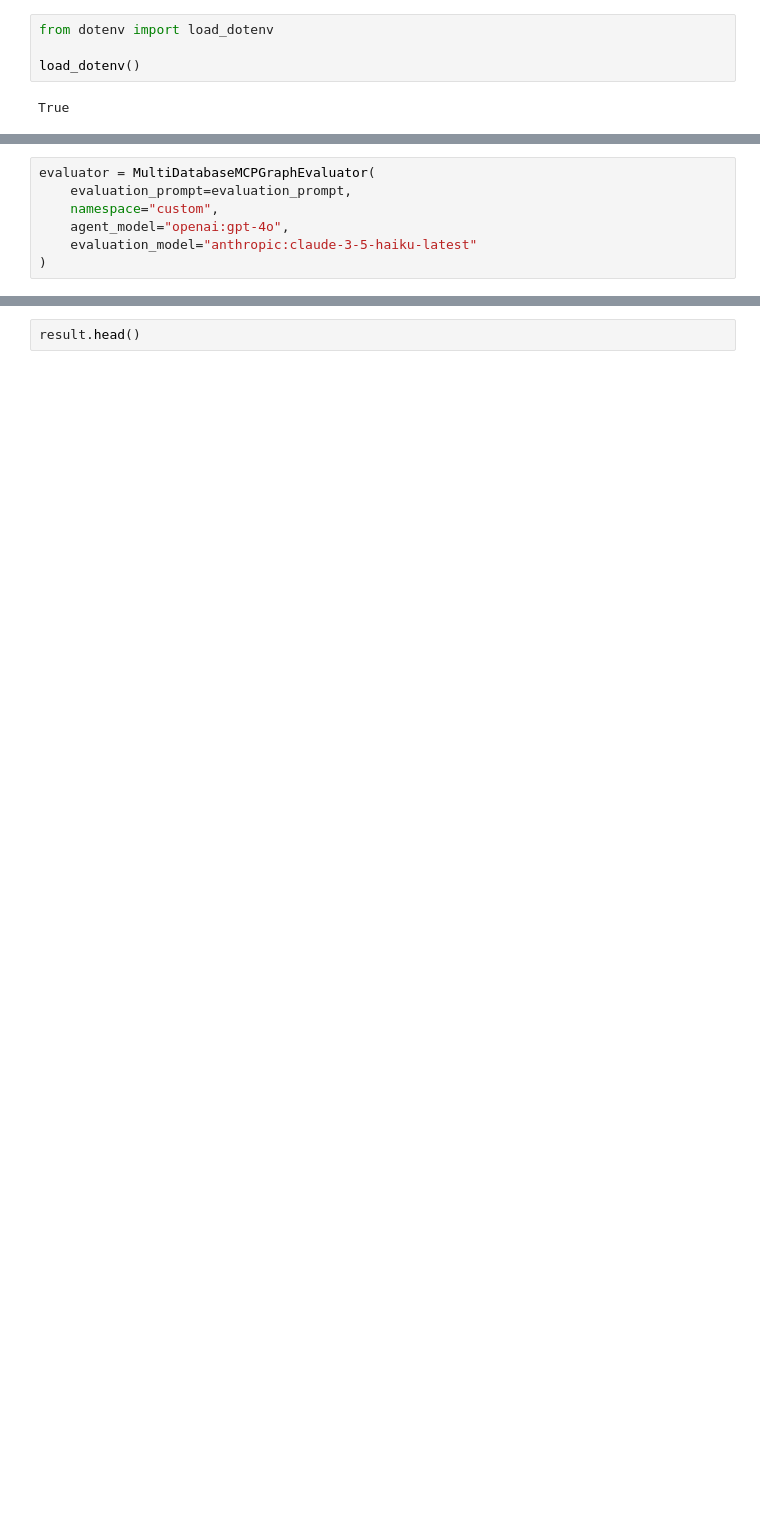
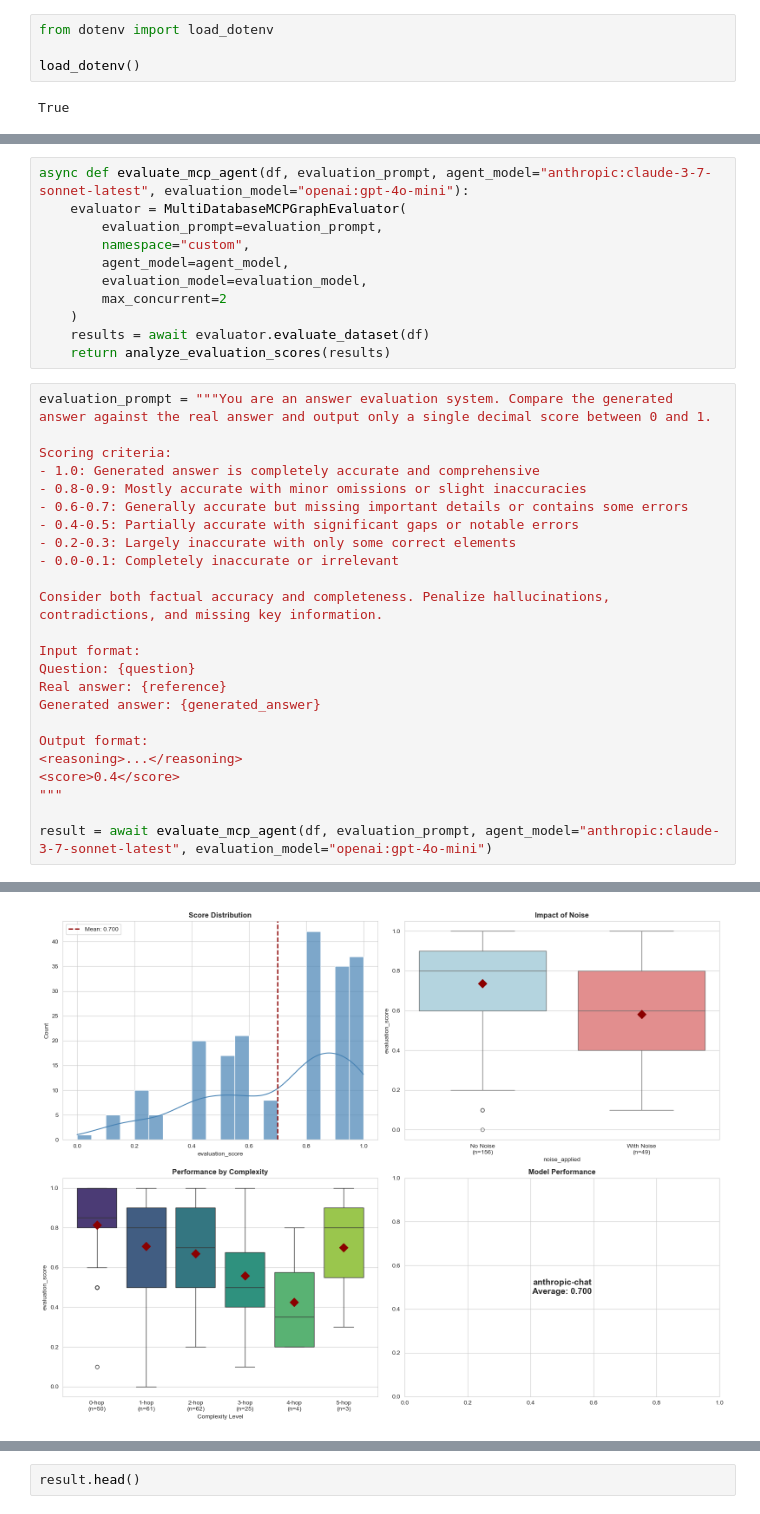
Before and after one commit to xpilasneo4j/grape, a Jupyter notebook: mcp-neo4j-cypher/evaluation.ipynb, the cells around one changed output, grey strips where cells are left out. Cells and saved outputs as stored; diff of their text form; blank space fills up the shorter version.

```diff
--- a/mcp-neo4j-cypher/evaluation.ipynb
+++ b/mcp-neo4j-cypher/evaluation.ipynb
@@ -290,7 +269,0 @@ Output format:
-# %%
-evaluator = MultiDatabaseMCPGraphEvaluator(
-    evaluation_prompt=evaluation_prompt,
-    namespace="custom",
-    agent_model="openai:gpt-4o",
-    evaluation_model="anthropic:claude-3-5-haiku-latest"
-)
@@ -519,0 +426,36 @@ Mean: 0.423 ± 0.352 (n=205)
+# %%
+async def evaluate_mcp_agent(df, evaluation_prompt, agent_model="anthropic:claude-3-7-sonnet-latest", evaluation_model="openai:gpt-4o-mini"):
+    evaluator = MultiDatabaseMCPGraphEvaluator(
+        evaluation_prompt=evaluation_prompt,
+        namespace="custom",
+        agent_model=agent_model,
+        evaluation_model=evaluation_model,
+        max_concurrent=2
+    )
+    results = await evaluator.evaluate_dataset(df)
+    return analyze_evaluation_scores(results)
+# %%
+evaluation_prompt = """You are an answer evaluation system. Compare the generated answer against the real answer and output only a single decimal score between 0 and 1.
+
+Scoring criteria:
+- 1.0: Generated answer is completely accurate and comprehensive
+- 0.8-0.9: Mostly accurate with minor omissions or slight inaccuracies
+- 0.6-0.7: Generally accurate but missing important details or contains some errors
+- 0.4-0.5: Partially accurate with significant gaps or notable errors
+- 0.2-0.3: Largely inaccurate with only some correct elements
+- 0.0-0.1: Completely inaccurate or irrelevant
+
+Consider both factual accuracy and completeness. Penalize hallucinations, contradictions, and missing key information.
+
+Input format:
+Question: {question}
+Real answer: {reference}
+Generated answer: {generated_answer}
+
+Output format:
+<reasoning>...</reasoning>
+<score>0.4</score>
+"""
+
+result = await evaluate_mcp_agent(df, evaluation_prompt, agent_model="anthropic:claude-3-7-sonnet-latest", evaluation_model="openai:gpt-4o-mini")
+# %% [output]
@@ -519,0 +483 @@ Mean: 0.423 ± 0.352 (n=205)
+[figure, added]
```
Also changed, not shown: parts of 8 cells of this notebook, 1 other file.
